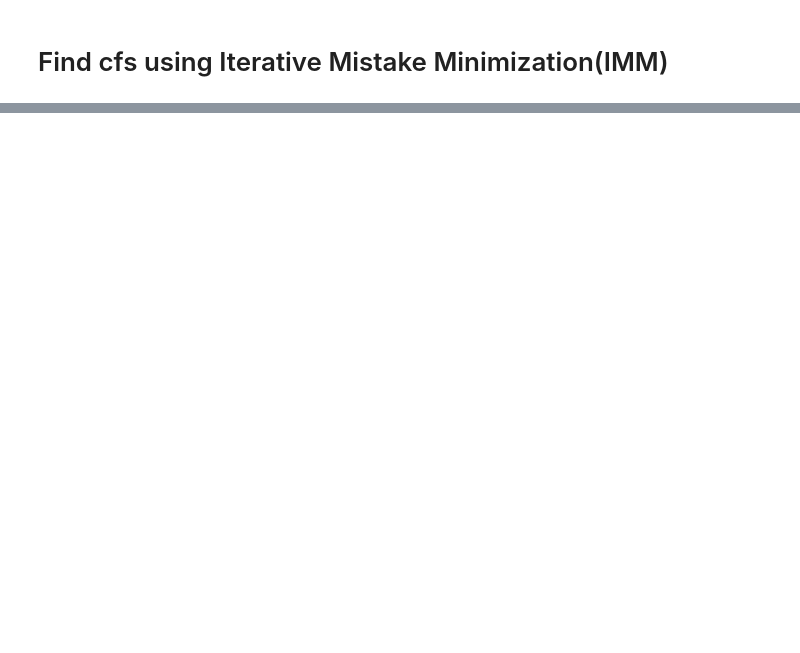
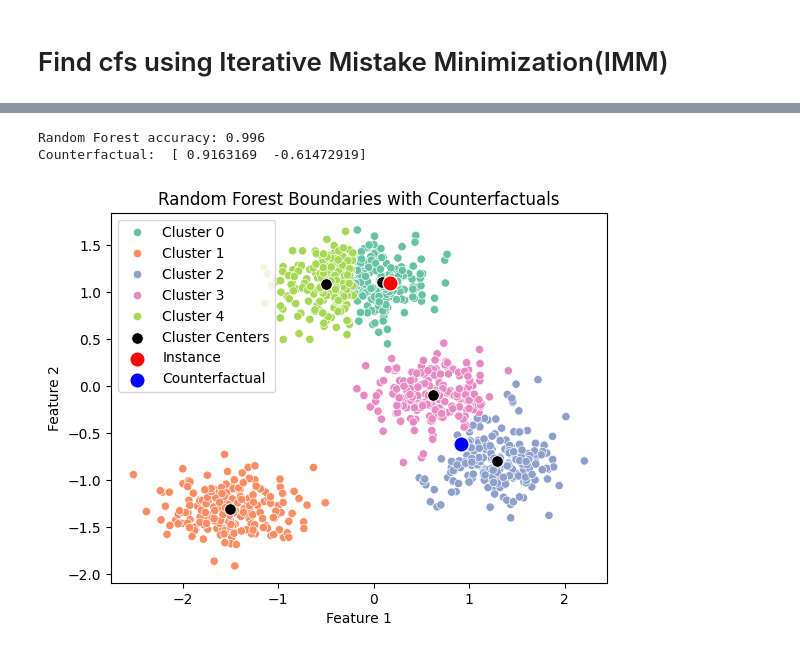
Before and after one commit to jepp3183/Thesis2025, a Jupyter notebook: code/threshold_tree_testing.ipynb, the cells around one changed output, grey strips where cells are left out. Saved outputs shown, nothing was run; the diff lists cells and outputs as text; code cells hidden in the pictures; blank space fills up the shorter version.

Commit message:
Implemented random forest

```diff
--- a/code/threshold_tree_testing.ipynb
+++ b/code/threshold_tree_testing.ipynb
@@ -165,0 +161,7 @@ threshold_tree.plot_imm_tree()
+# %%
+cf = threshold_tree.find_counterfactuals_random_forest(instance, target_class, threshold_change=threshold_change, n_estimators=20, ratio_of_trees=0.4)
+threshold_tree.plot_rf_tree()
+# %% [output]
+Random Forest accuracy: 0.996
+Counterfactual:  [ 0.9163169  -0.61472919]
+[figure, added]
```
Also changed, not shown: parts of 5 cells of this notebook, 1 other file.
